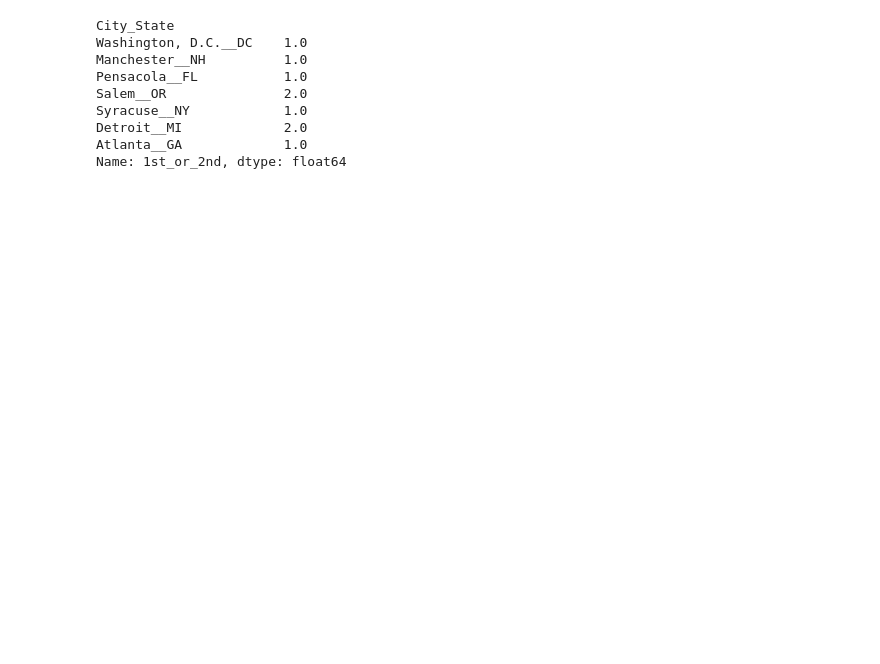
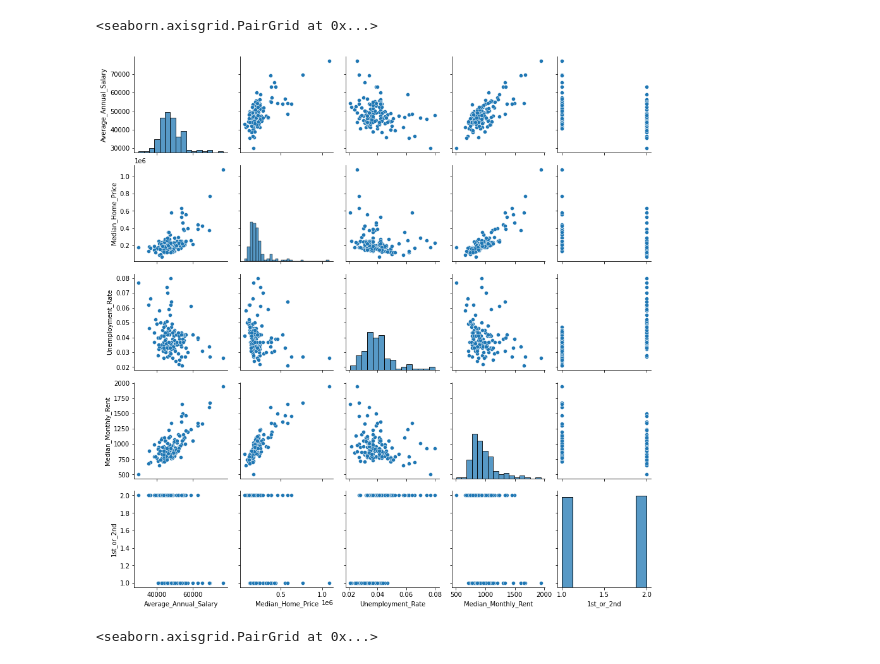
Before and after one commit to ifolo-nwulu/DS-Assignment-Submission-Practice-Repository, a Jupyter notebook: BuildWeekProject.ipynb, the cells around one changed output. Cells and saved outputs as stored; diff of their text form; code cells hidden in the pictures; blank space fills up the shorter version.

```diff
--- a/BuildWeekProject.ipynb
+++ b/BuildWeekProject.ipynb
@@ -253,3 +182,12 @@ KeyError: ignored
+# %%
+sns.pairplot(df[['Average_Annual_Salary','Median_Home_Price','Unemployment_Rate','Median_Monthly_Rent','1st_or_2nd']])
+# %% [output]
+<seaborn.axisgrid.PairGrid at 0x...>
+[figure, added]
+# %%
+sns.pairplot(df[['Median_Age','Avg_Low_Temp','Metro_Population','Violent_Crime','AVG_Annual_Rainfall','1st_or_2nd']])
+# %% [output]
+<seaborn.axisgrid.PairGrid at 0x...>
 # %%
 target = "1st_or_2nd"
 features = df.columns.drop([target])
@@ -260,12 +199,0 @@ X_train, X_test, y_train, y_test = train_test_split(X,y, train_size=0.95, random
-# %%
-y_test
-# %% [output]
-City_State
-Washington, D.C.__DC    1.0
-Manchester__NH          1.0
-Pensacola__FL           1.0
-Salem__OR               2.0
-Syracuse__NY            1.0
-Detroit__MI             2.0
-Atlanta__GA             1.0
-Name: 1st_or_2nd, dtype: float64
```
Also changed, not shown: parts of 45 cells of this notebook.
